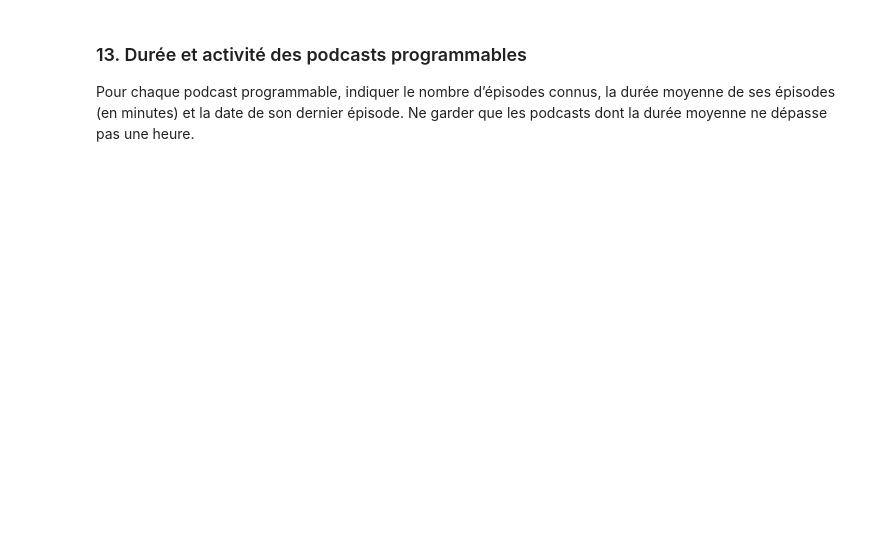
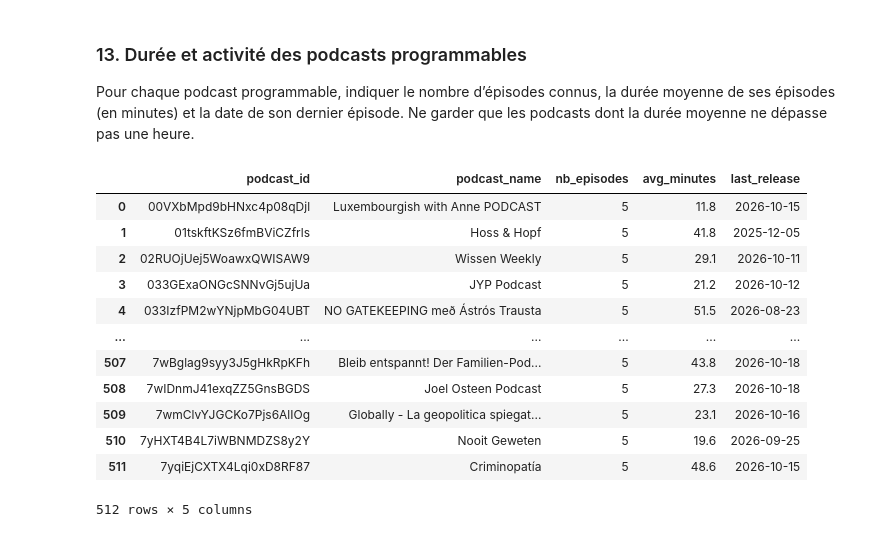
Before and after one commit to claramouass/sae-groupe01, a Jupyter notebook: queries.ipynb, the cells around one changed output. Cells and saved outputs as stored; diff of their text form; code cells hidden in the pictures; blank space fills up the shorter version.

```diff
--- a/queries.ipynb
+++ b/queries.ipynb
@@ -282,6 +493,37 @@ Lister les podcasts programmables, avec leur nom, leur éditeur, le nombre de pa
 ### 13. Durée et activité des podcasts programmables
 
 Pour chaque podcast programmable, indiquer le nombre d’épisodes connus, la durée moyenne de ses épisodes (en minutes) et la date de son dernier épisode. Ne garder que les podcasts dont la durée moyenne ne dépasse pas une heure.
+# %%
+Q13 = pd.read_sql_query(
+    """
+        SELECT Podcasts.podcast_id, Podcasts.name AS podcast_name, COUNT(*) AS nb_episodes, ROUND(AVG(PodcastEpisodes.duration_ms) / 60000.0, 1) AS avg_minutes, MAX(PodcastEpisodes.release_date) AS last_release
+        FROM Podcasts
+        JOIN PodcastEpisodes ON PodcastEpisodes.podcast_id = Podcasts.podcast_id
+        WHERE Podcasts.match_status = 'exact' AND Podcasts.explicit = 0
+        GROUP BY Podcasts.podcast_id, Podcasts.name
+        HAVING AVG(PodcastEpisodes.duration_ms) / 60000.0 <= 60
+        ORDER BY Podcasts.podcast_id
+    """,
+    con=sqlite_connection
+)
+
+#Q13.to_csv("references/q13.csv", index = False)
+
+Q13
+# %% [output]
+|  | podcast_id | podcast_name | nb_episodes | avg_minutes | last_release |
+| 0 | 00VXbMpd9bHNxc4p08qDjl | Luxembourgish with Anne PODCAST | 5 | 11.8 | 2026-10-15 |
+| 1 | 01tskftKSz6fmBViCZfrls | Hoss & Hopf | 5 | 41.8 | 2025-12-05 |
+| 2 | 02RUOjUej5WoawxQWISAW9 | Wissen Weekly | 5 | 29.1 | 2026-10-11 |
+| 3 | 033GExaONGcSNNvGj5ujUa | JYP Podcast | 5 | 21.2 | 2026-10-12 |
+| 4 | 033IzfPM2wYNjpMbG04UBT | NO GATEKEEPING með Ástrós Trausta | 5 | 51.5 | 2026-08-23 |
+| ... | ... | ... | ... | ... | ... |
+| 507 | 7wBglag9syy3J5gHkRpKFh | Bleib entspannt! Der Familien-Pod... | 5 | 43.8 | 2026-10-18 |
+| 508 | 7wIDnmJ41exqZZ5GnsBGDS | Joel Osteen Podcast | 5 | 27.3 | 2026-10-18 |
+| 509 | 7wmClvYJGCKo7Pjs6AlIOg | Globally - La geopolitica spiegat... | 5 | 23.1 | 2026-10-16 |
+| 510 | 7yHXT4B4L7iWBNMDZS8y2Y | Nooit Geweten | 5 | 19.6 | 2026-09-25 |
+| 511 | 7yqiEjCXTX4Lqi0xD8RF87 | Criminopatía | 5 | 48.6 | 2026-10-15 |
+512 rows × 5 columns
 # %%
 # Close the connection to the database
 sqlite_connection.close()
```
Also changed, not shown: parts of 9 cells of this notebook.
